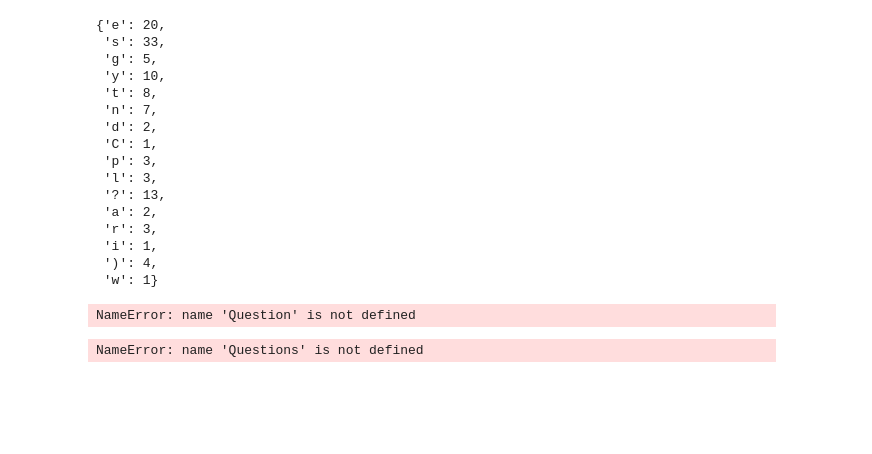
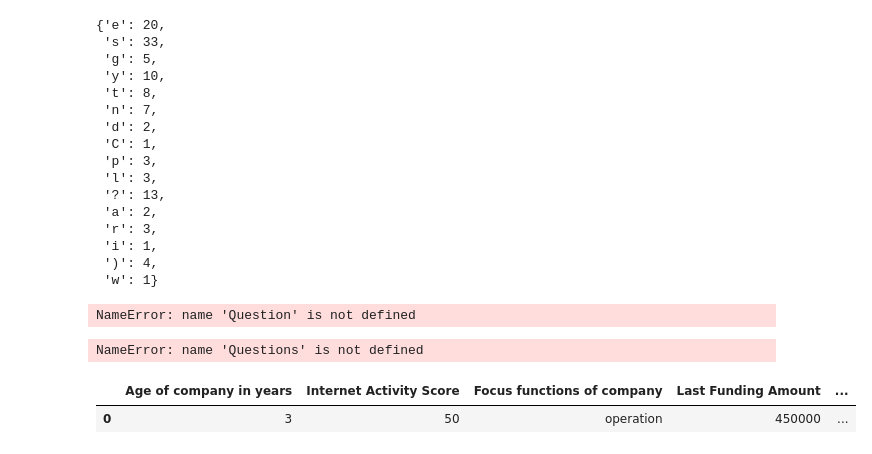
Before and after one commit to normanc529/Startup_Success_Predictor, a Jupyter notebook: startup_success.ipynb, the cells around one changed output. Drawn from its saved outputs; the diff is of its cells as text; code cells hidden in the pictures; blank space fills up the shorter version.

Commit message:
test add fakedata_df
added test code snippet for fakedata_df

```diff
--- a/startup_success.ipynb
+++ b/startup_success.ipynb
@@ -649,3 +649,9 @@ q
 true_rows, false_rows = partition(training_data, Questions (0))
 # %% [output]
 NameError: name 'Questions' is not defined
+# %%
+fakedata_df = pd.read_csv(Path('Resources/fakedatadf.csv'))
+fakedata_df
+# %% [output]
+|  | Age of company in years | Internet Activity Score | Focus functions of company | Last Funding Amount | ... |
+| 0 | 3 | 50 | operation | 450000 | ... |
```
